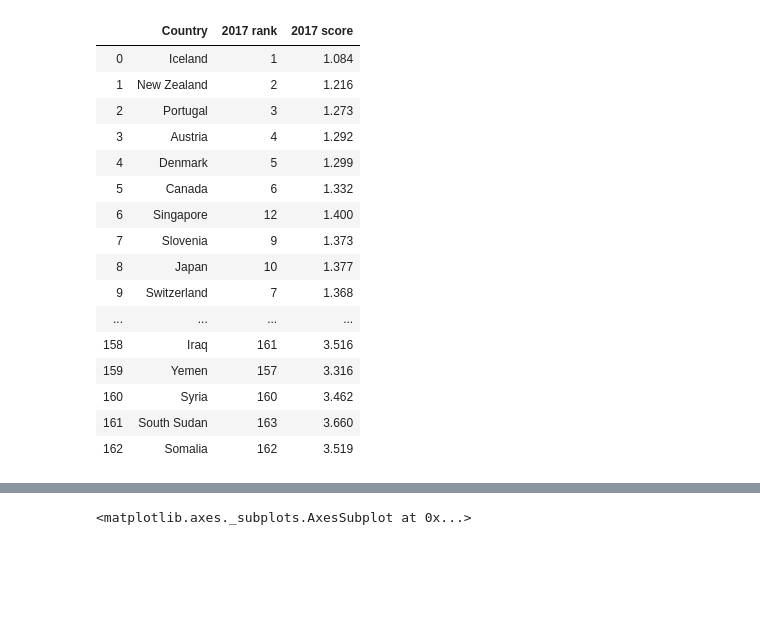
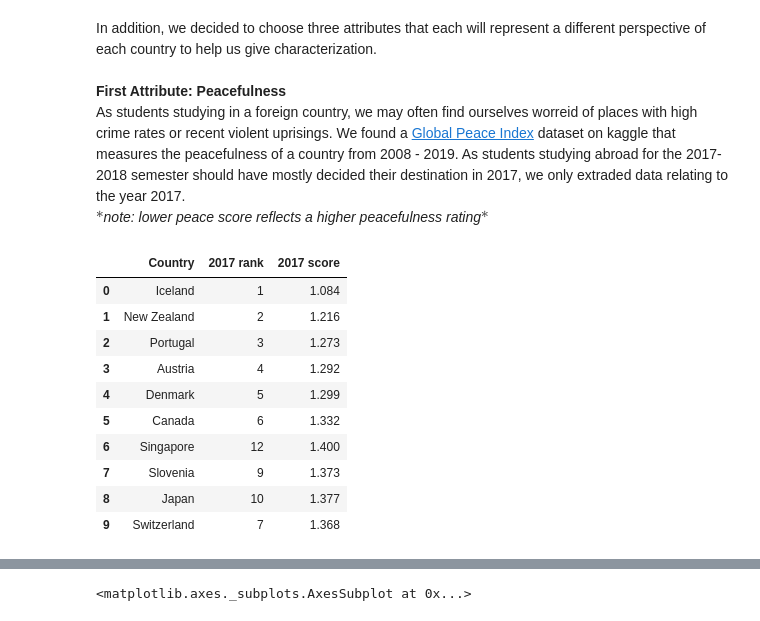
Before and after one commit to richardmu000/320-Final, a Jupyter notebook: 320 Final Project Richard Mu Xinyao Chen.ipynb, the cells around one changed output, grey strips where cells are left out. Saved outputs shown, nothing was run; the diff lists cells and outputs as text; code cells hidden in the pictures; blank space fills up the shorter version.

```diff
--- a/320 Final Project Richard Mu Xinyao Chen.ipynb
+++ b/320 Final Project Richard Mu Xinyao Chen.ipynb
@@ -38,23 +48,24 @@ travel_data_2017
+# %% [markdown]
+In addition, we decided to choose three attributes that each will represent a different perspective of each country to help us give characterization.
+<br><br>
+__First Attribute: Peacefulness__
+<br>
+As students studying in a foreign country, we may often find ourselves worreid of places with high crime rates or recent violent uprisings. We found a [Global Peace Index](https://www.kaggle.com/xenohunter/global-peace-index) dataset on kaggle that measures the peacefulness of a country from 2008 - 2019. As students studying abroad for the 2017-2018 semester should have mostly decided their destination in 2017, we only extraded data relating to the year 2017.
+<br>
+$*$*note: lower peace score reflects a higher peacefulness rating*$*$
 # %%
-#https://www.kaggle.com/xenohunter/global-peace-index
 peace_index = pd.read_csv('gpi-2008-2019.csv')
 peace_index = peace_index[['Country','2017 rank', '2017 score']]
-peace_index
+peace_index.head(10)
 # %% [output]
 |  | Country | 2017 rank | 2017 score |
 | 0 | Iceland | 1 | 1.084 |
 | 1 | New Zealand | 2 | 1.216 |
 | 2 | Portugal | 3 | 1.273 |
 | 3 | Austria | 4 | 1.292 |
 | 4 | Denmark | 5 | 1.299 |
 | 5 | Canada | 6 | 1.332 |
 | 6 | Singapore | 12 | 1.400 |
 | 7 | Slovenia | 9 | 1.373 |
 | 8 | Japan | 10 | 1.377 |
 | 9 | Switzerland | 7 | 1.368 |
-| ... | ... | ... | ... |
-| 158 | Iraq | 161 | 3.516 |
-| 159 | Yemen | 157 | 3.316 |
-| 160 | Syria | 160 | 3.462 |
-| 161 | South Sudan | 163 | 3.660 |
-| 162 | Somalia | 162 | 3.519 |
```
Also changed, not shown: parts of 28 cells of this notebook, 3 other files.
